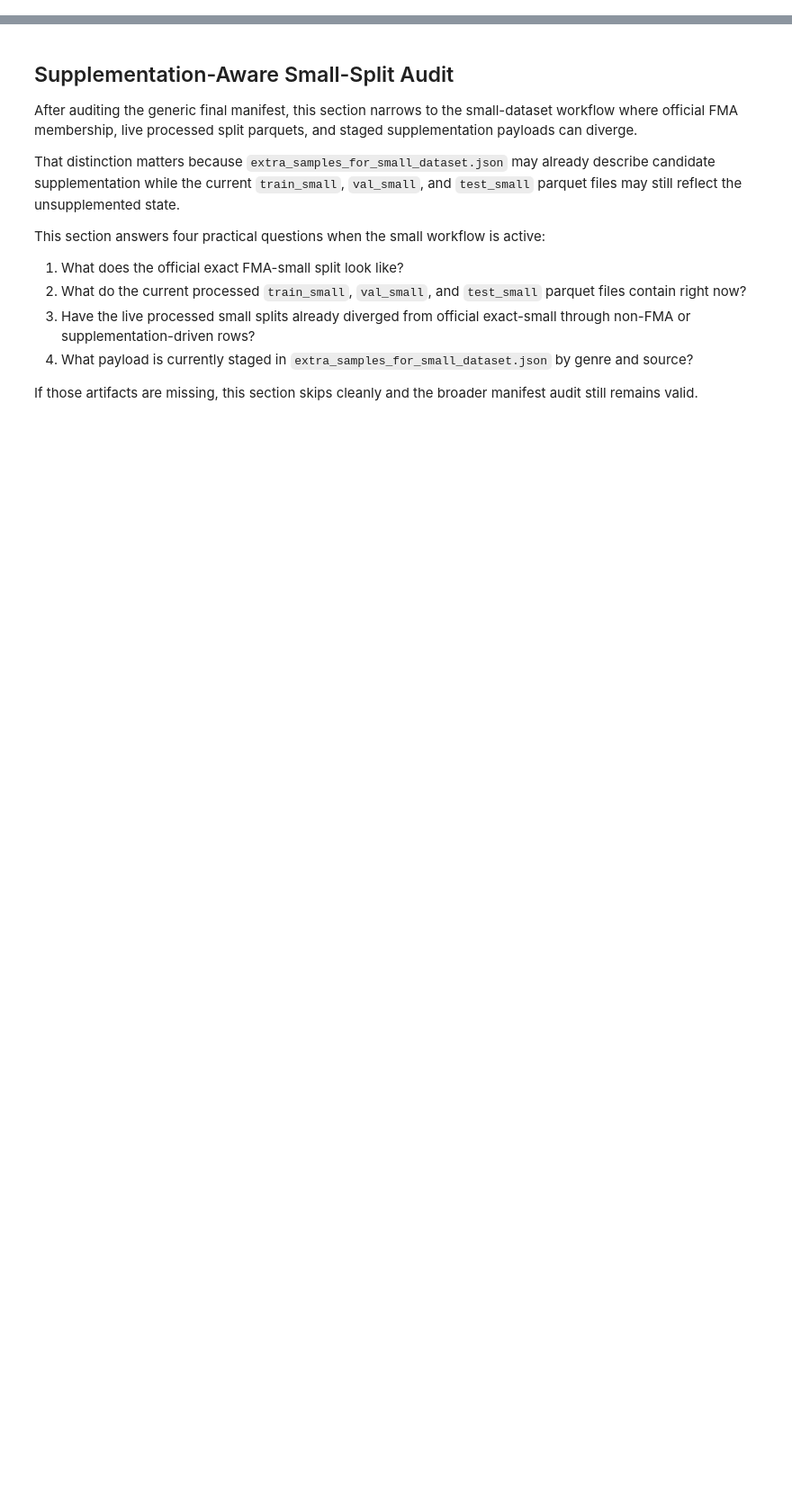
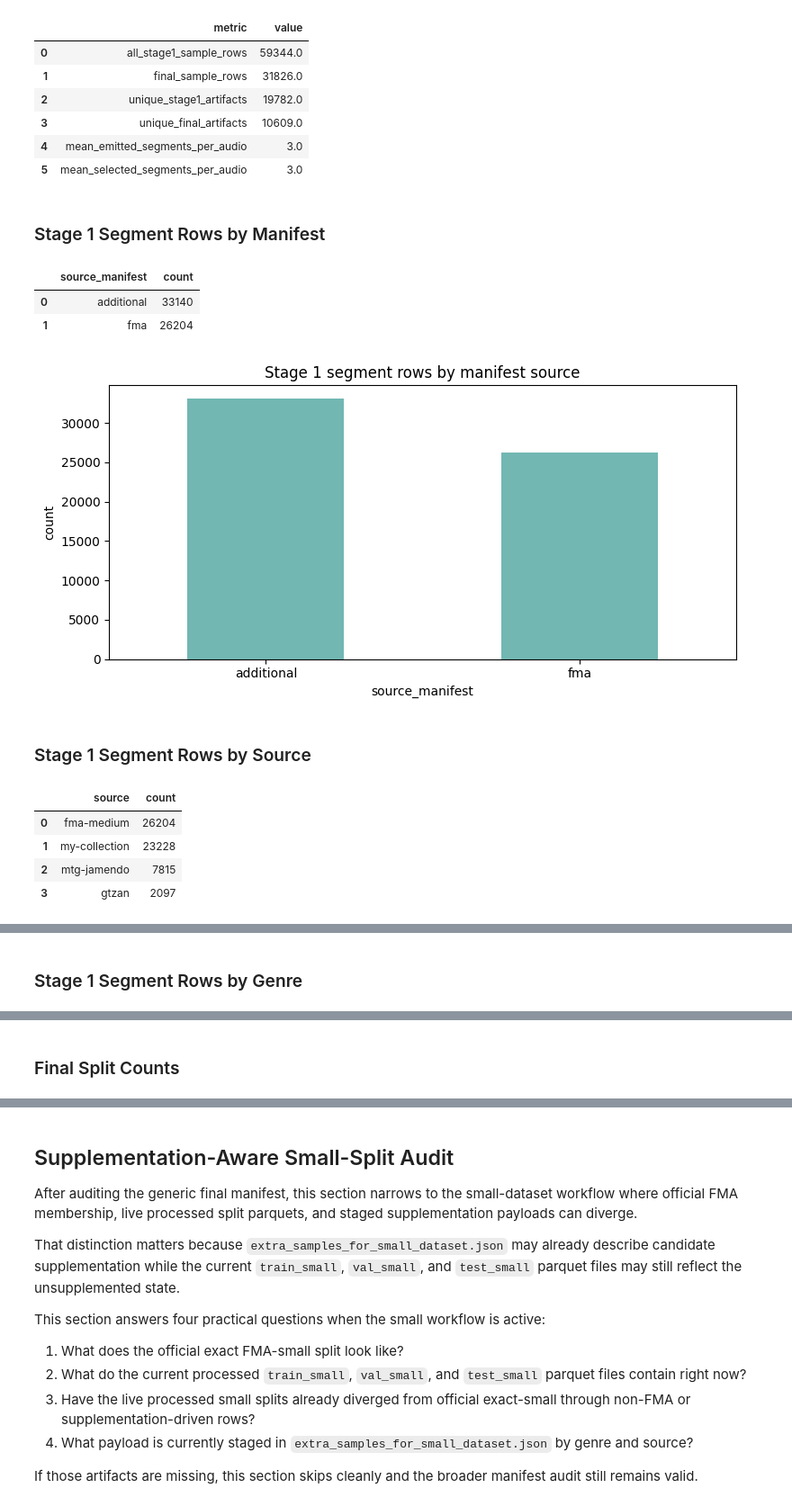
Before and after one commit to howienguyen/machine-learning-1, a Jupyter notebook: MelCNN-MGR/model_training/2_MelCNN_MGR_Manifest_LogMel_EDA.ipynb, the cells around one changed output, grey strips where cells are left out. Shown at 90% size. Cells and saved outputs as stored; diff of their text form; code cells hidden in the pictures; blank space fills up the shorter version.

```diff
--- a/MelCNN-MGR/model_training/2_MelCNN_MGR_Manifest_LogMel_EDA.ipynb
+++ b/MelCNN-MGR/model_training/2_MelCNN_MGR_Manifest_LogMel_EDA.ipynb
@@ -337,9 +639,7 @@ The main questions are:
 - whether final split assignment preserved source-audio grouping
 - whether additional-source contribution is visible and close to the configured target
 # %%
-all_samples_audio_level = all_samples_df.copy()
-all_samples_audio_level['artifact_id'] = all_samples_audio_level['sample_id'].map(artifact_id_from_sample_id)
-all_samples_audio_summary = all_samples_audio_level.groupby('artifact_id').agg(
+all_samples_audio_summary = all_samples_df.groupby('artifact_id').agg(
     source=('source', 'first'),
     genre_top=('genre_top', 'first'),
     duration_s=('duration_s', 'first'),
@@ -366,7 +666,7 @@ segment_transition_df['selected_segments'] = segment_transition_df['selected_seg
 segment_transition_df['retained_ratio_pct'] = (segment_transition_df['selected_segments'] / segment_transition_df['emitted_segments']).mul(100).round(2)
 
 transition_summary = pd.DataFrame([
-    {'metric': 'all_sample_rows', 'value': len(all_samples_df)},
+    {'metric': 'all_stage1_sample_rows', 'value': len(all_samples_df)},
     {'metric': 'final_sample_rows', 'value': len(final_samples_df)},
     {'metric': 'unique_stage1_artifacts', 'value': len(all_samples_audio_summary)},
     {'metric': 'unique_final_artifacts', 'value': len(final_samples_audio_summary)},
@@ -375,24 +675,36 @@ transition_summary = pd.DataFrame([
 ])
 display(transition_summary)
 
-segments_by_source = all_samples_df['source'].value_counts()
-segments_by_genre = all_samples_df['genre_top'].value_counts()
+stage1_segments_by_manifest = all_samples_df['_source_manifest'].value_counts()
+stage1_segments_by_source = all_samples_df['source'].value_counts()
+stage1_segments_by_genre = all_samples_df['genre_top'].value_counts()
 final_split_counts = final_samples_df['final_split'].value_counts()
 final_genre_counts = final_samples_df['genre_top'].value_counts()
 genre_split_table = pd.crosstab(final_samples_df['genre_top'], final_samples_df['final_split'])
 genre_split_pct = genre_split_table.div(genre_split_table.sum(axis=1), axis=0).mul(100).round(2)
 
-display(Markdown('### Emitted Segment Rows by Source'))
-display(segments_by_source.rename_axis('source').reset_index(name='count'))
-plot_bar(segments_by_source, title='Emitted segment rows by source', xlabel='source', rotation=25, figsize=(9, 4), color='#72B7B2')
+retention_by_source = segment_transition_df.groupby('source').agg(
+    stage1_artifacts=('artifact_id', 'size'),
+    stage1_segments=('emitted_segments', 'sum'),
+    final_segments=('selected_segments', 'sum'),
+)
+retention_by_source['retained_ratio_pct'] = (retention_by_source['final_segments'] / retention_by_source['stage1_segments']).mul(100).round(2)
 
-display(Markdown('### Emitted Segment Rows by Genre'))
+display(Markdown('### Stage 1 Segment Rows by Manifest'))
+display(stage1_segments_by_manifest.rename_axis('source_manifest').reset_index(name='count'))
+plot_bar(stage1_segments_by_manifest, title='Stage 1 segment rows by manifest source', xlabel='source_manifest', rotation=0, figsize=(8, 4), color='#72B7B2')
+
+display(Markdown('### Stage 1 Segment Rows by Source'))
+display(stage1_segments_by_source.rename_axis('source').reset_index(name='count'))
+plot_bar(stage1_segments_by_source, title='Stage 1 segment rows by source', xlabel='source', rotation=25, figsize=(9, 4), color='#4C78A8')
+
+display(Markdown('### Stage 1 Segment Rows by Genre'))
 display(imbalance_table(all_samples_df['genre_top'], name='genre_top'))
-plot_bar(segments_by_genre, title='Emitted segment rows by genre', xlabel='genre_top', rotation=35, figsize=(12, 5), color='#4C78A8')
+plot_bar(stage1_segments_by_genre, title='Stage 1 segment rows by genre', xlabel='genre_top', rotation=35, figsize=(12, 5), color='#54A24B')
 
 display(Markdown('### Final Split Counts'))
 display(final_split_counts.rename_axis('final_split').reset_index(name='count'))
-plot_bar(final_split_counts, title='Final segment rows by split', xlabel='final_split', rotation=0, figsize=(7, 4), color='#54A24B')
+plot_bar(final_split_counts, title='Final segment rows by split', xlabel='final_split', rotation=0, figsize=(7, 4), color='#E45756')
 
 display(Markdown('### Final Segment Rows by Genre'))
 display(imbalance_table(final_samples_df['genre_top'], name='genre_top'))
@@ -402,6 +714,9 @@ display(Markdown('### Final Counts by Genre and Split'))
 display(genre_split_table)
 display(genre_split_pct)
 plot_heatmap(genre_split_table.astype(float), title='Final segment rows by genre and split', figsize=(10, 6), fmt='.0f')
+
+display(Markdown('### Retention by Source'))
+display(retention_by_source)
 
 artifact_split_counts = final_samples_audio_level.groupby('artifact_id')['final_split'].nunique()
 leakage_artifacts = artifact_split_counts[artifact_split_counts > 1]
@@ -409,30 +724,49 @@ leakage_count = int(leakage_artifacts.shape[0])
 display(Markdown('### Leakage-Safety Check'))
 display(pd.DataFrame([{'metric': 'artifacts_in_multiple_final_splits', 'value': leakage_count}]))
 if leakage_count == 0:
     print('Leakage check passed: no source-audio artifact appears in more than one final split.')
 else:
     display(leakage_artifacts.rename('num_splits').reset_index())
 
 final_samples_source_view = final_samples_df.copy()
 final_samples_source_view['source_family'] = np.where(
     final_samples_source_view['source'].astype(str).str.casefold().str.startswith('fma'),
     'fma',
     'additional_datasets',
 )
 additional_ratio_target_pct = round(float(sampling_settings.get('additional_samples_contribution_ratio_expected_each_genre', 0.0)) * 100, 2)
 overall_source_counts = final_samples_source_view['source_family'].value_counts().reindex(['fma', 'additional_datasets'], fill_value=0)
 overall_additional_share_pct = round(overall_source_counts.get('additional_datasets', 0) / max(len(final_samples_source_view), 1) * 100, 2)
 genre_source_table = pd.crosstab(final_samples_source_view['genre_top'], final_samples_source_view['source_family']).reindex(columns=['fma', 'additional_datasets'], fill_value=0)
 genre_source_pct = genre_source_table.div(genre_source_table.sum(axis=1), axis=0).mul(100).round(2)
 genre_source_pct['target_additional_pct'] = additional_ratio_target_pct
 genre_source_pct['gap_vs_target_pct'] = (genre_source_pct['additional_datasets'] - genre_source_pct['target_additional_pct']).round(2)
 
 display(Markdown('### Additional-Source Contribution'))
 display(pd.DataFrame([
     {'metric': 'target_additional_contribution_pct', 'value': additional_ratio_target_pct},
     {'metric': 'actual_additional_contribution_pct', 'value': overall_additional_share_pct},
     {'metric': 'actual_fma_contribution_pct', 'value': round(100 - overall_additional_share_pct, 2)},
 ]))
 display(genre_source_table)
 display(genre_source_pct)
 plot_heatmap(genre_source_pct[['additional_datasets', 'target_additional_pct', 'gap_vs_target_pct']].astype(float), title='Final additional contribution percentage by genre', figsize=(8, 6), fmt='.2f')
+# %% [output]
+|  | metric | value |
+| 0 | all_stage1_sample_rows | 59344.0 |
+| 1 | final_sample_rows | 31826.0 |
+| 2 | unique_stage1_artifacts | 19782.0 |
+| 3 | unique_final_artifacts | 10609.0 |
+| 4 | mean_emitted_segments_per_audio | 3.0 |
+| 5 | mean_selected_segments_per_audio | 3.0 |
+### Stage 1 Segment Rows by Manifest
+|  | source_manifest | count |
+| 0 | additional | 33140 |
+| 1 | fma | 26204 |
+[figure, added]
+### Stage 1 Segment Rows by Source
+|  | source | count |
+| 0 | fma-medium | 26204 |
+| 1 | my-collection | 23228 |
+| 2 | mtg-jamendo | 7815 |
+| 3 | gtzan | 2097 |
@@ -438,0 +774 @@ plot_heatmap(genre_source_pct[['additional_datasets', 'target_additional_pct', '
+### Stage 1 Segment Rows by Genre
@@ -438,0 +787 @@ plot_heatmap(genre_source_pct[['additional_datasets', 'target_additional_pct', '
+### Final Split Counts
```
Also changed, not shown: parts of 15 cells of this notebook, 35 other files.
